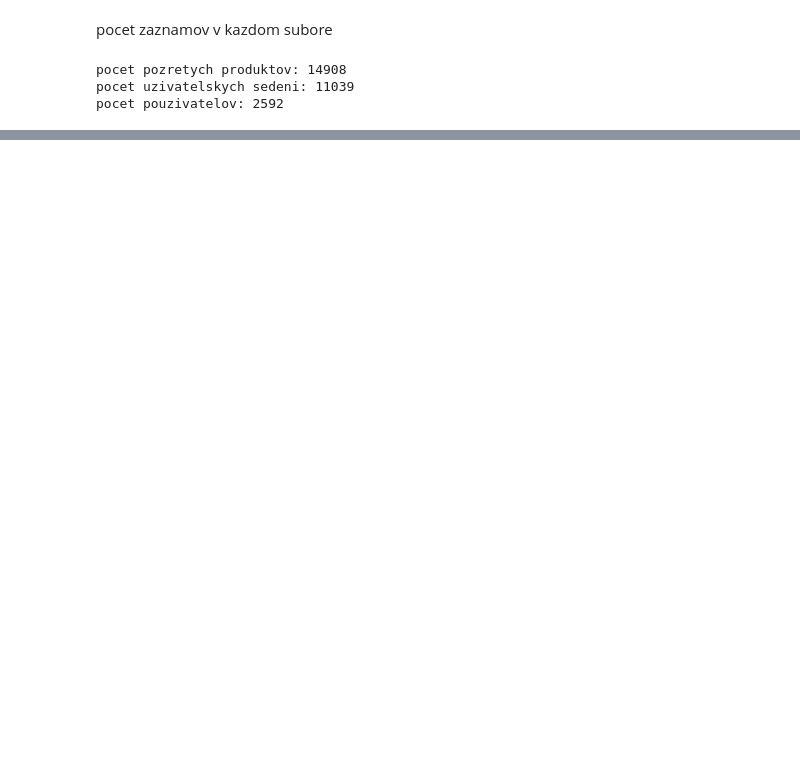
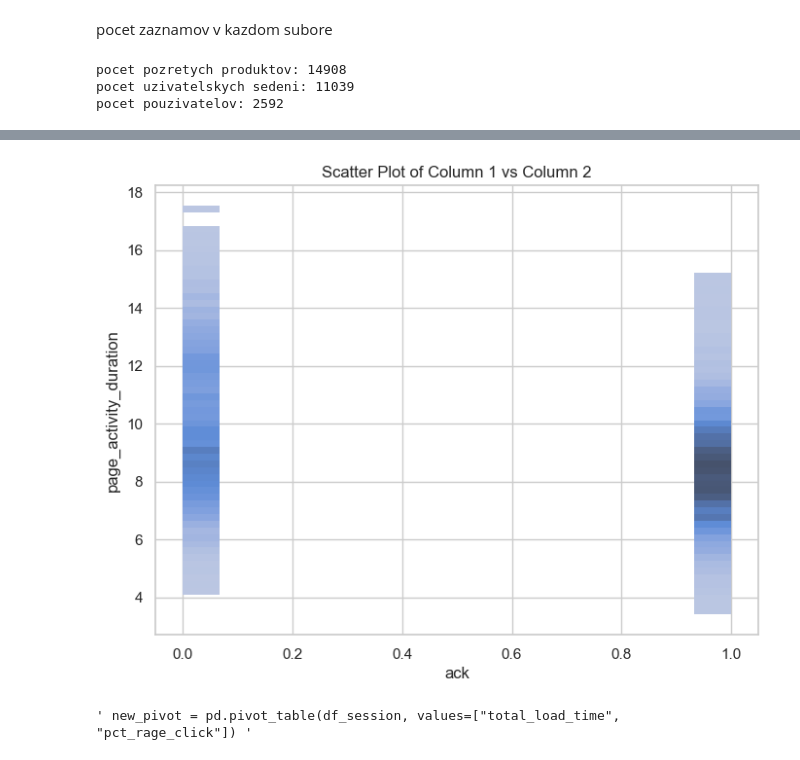
Before and after one commit to sejmjul/SaS, a Jupyter notebook: main.ipynb, the cells around one changed output, grey strips where cells are left out. Saved outputs shown, nothing was run; the diff lists cells and outputs as text; code cells hidden in the pictures; blank space fills up the shorter version.

```diff
--- a/main.ipynb
+++ b/main.ipynb
@@ -27,0 +37,14 @@ df_product.describe().round()
+# %%
+df_product.describe()
+df_session
+sns.set(style='whitegrid')  # Optional: Set the style
+plt.figure(figsize=(8, 6))  # Optional: Set the figure size
+sns.histplot(x='ack', y="page_activity_duration", data=df_session)
+plt.xlabel('ack')
+plt.ylabel('page_activity_duration')
+plt.title('Scatter Plot of Column 1 vs Column 2')
+plt.show()
+""" new_pivot = pd.pivot_table(df_session, values=["total_load_time", "pct_rage_click"]) """
+# %% [output]
+[figure, added]
+' new_pivot = pd.pivot_table(df_session, values=["total_load_time", "pct_rage_click"]) '
```
Also changed, not shown: parts of 3 cells of this notebook.
